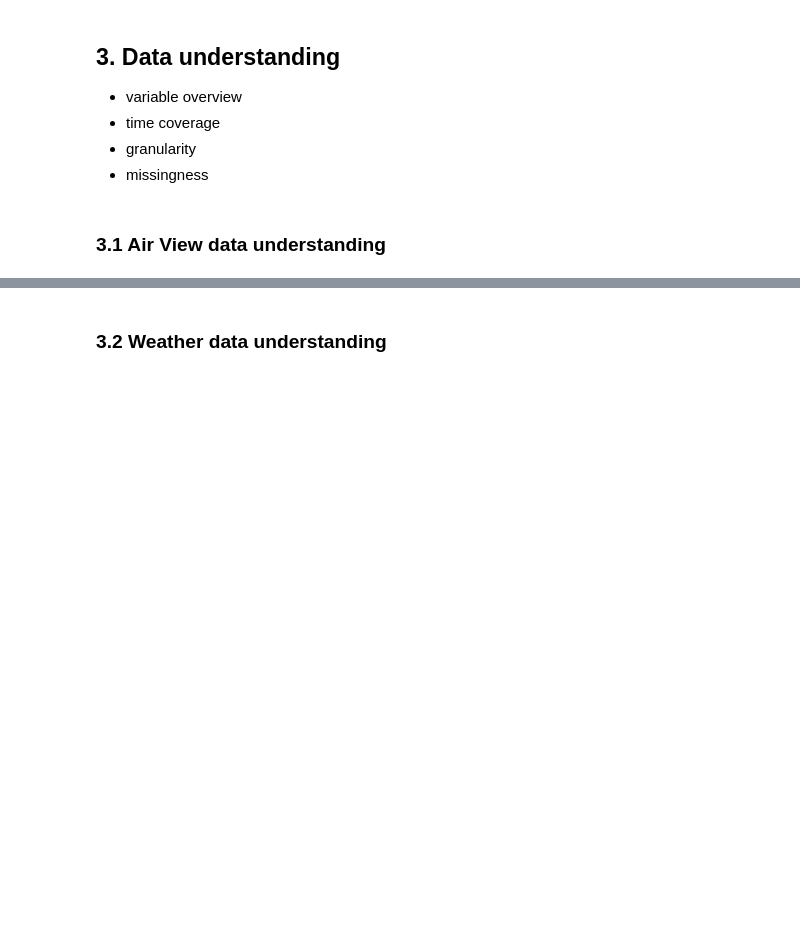
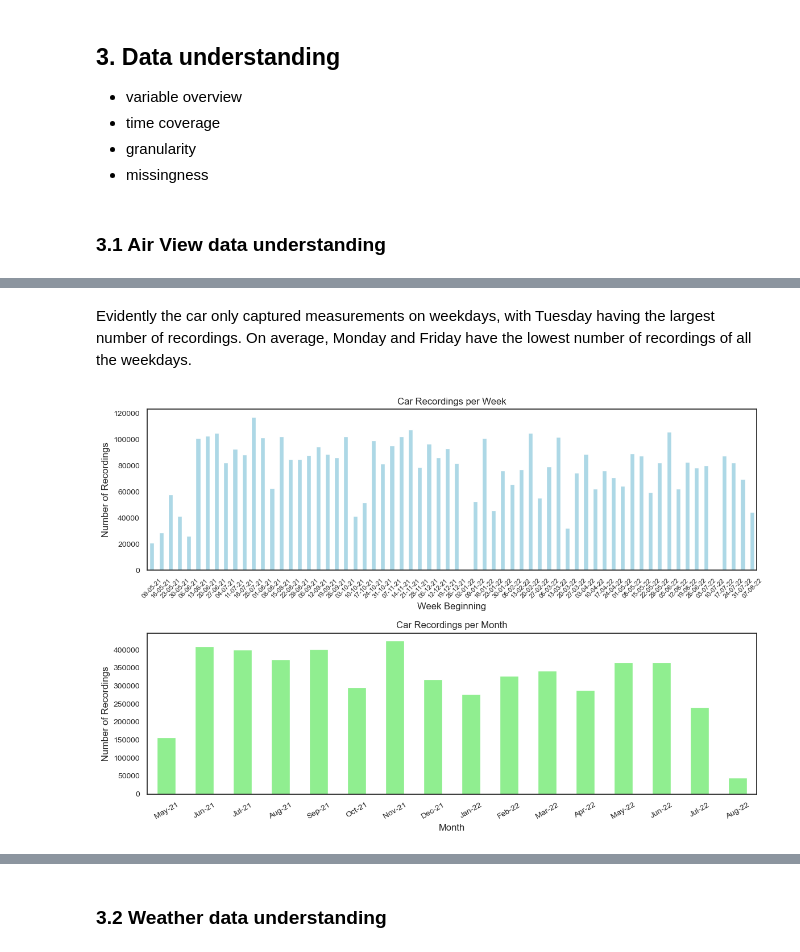
Before and after one commit to jako6f/dublin-air-quality-forecasting, a Jupyter notebook: notebooks/dublin_air_quality_forecasting.ipynb, the cells around one changed output, grey strips where cells are left out. Drawn from its saved outputs; the diff is of its cells as text; code cells hidden in the pictures; blank space fills up the shorter version.

Commit message:
Very basic visualisations

```diff
--- a/notebooks/dublin_air_quality_forecasting.ipynb
+++ b/notebooks/dublin_air_quality_forecasting.ipynb
@@ -41,0 +84,6 @@ PM2.5 is used as the dependent variable because particulate matter is identified
+# %%
+df = df.copy()
+df.loc[:, "timestamp"] = pd.to_datetime(
+    df["gps_timestamp"],
+    format="%Y-%m-%d %H:%M:%S %Z"
+)
@@ -41,0 +108,4 @@ PM2.5 is used as the dependent variable because particulate matter is identified
+# %%
+#For easy plotting add date /time column
+df['date'] = df['timestamp'].dt.date
+df['time'] = df['timestamp'].dt.time
@@ -41,0 +130,7 @@ PM2.5 is used as the dependent variable because particulate matter is identified
+# %%
+#Days of week recordings
+df['weekday'] = df['timestamp'].dt.day_name()
+weekday_counts = df['weekday'].value_counts().reindex([
+    'Monday','Tuesday','Wednesday','Thursday','Friday','Saturday','Sunday'
+])
+print(weekday_counts)
@@ -41,0 +147,34 @@ PM2.5 is used as the dependent variable because particulate matter is identified
+# %% [markdown]
+Evidently the car only captured measurements on weekdays, with Tuesday having the largest number of recordings. On average, Monday and Friday have the lowest number of recordings of all the weekdays.
+# %%
+#Visualise recordings weekly and monthly
+df['date'] = pd.to_datetime(df['date'])
+weekly_counts = df.groupby(pd.Grouper(key = 'date', freq = 'W')).size()
+monthly_counts = df.groupby(pd.Grouper(key = 'date', freq = 'ME')).size()
+
+#Both in subplots
+sns.set_theme(style="white")
+fig, axes = plt.subplots(2, 1, figsize=(12, 8))  # 2x1
+
+# Weekly plot
+weekly_counts.index = weekly_counts.index.strftime('%d-%m-%y')
+weekly_counts.plot(ax=axes[0], kind='bar', color = 'lightblue')
+axes[0].set_title('Car Recordings per Week')
+axes[0].set_xlabel('Week Beginning')
+axes[0].set_ylabel('Number of Recordings')
+axes[0].tick_params(axis='x', rotation=45, labelsize=8)
+axes[0].tick_params(axis='y', labelsize=10)
+
+# Monthly plot
+monthly_counts.index = monthly_counts.index.strftime('%b-%y')
+monthly_counts.plot(ax=axes[1], kind='bar', color = 'lightgreen')
+axes[1].set_title('Car Recordings per Month')
+axes[1].set_xlabel('Month')
+axes[1].set_ylabel('Number of Recordings')
+axes[1].tick_params(axis='x', rotation=30, labelsize=10)
+axes[1].tick_params(axis='y', labelsize=10)
+
+plt.tight_layout()
+plt.show()
+# %% [output]
+[figure, added]
```
Also changed, not shown: parts of 21 cells of this notebook, 1 other file.
